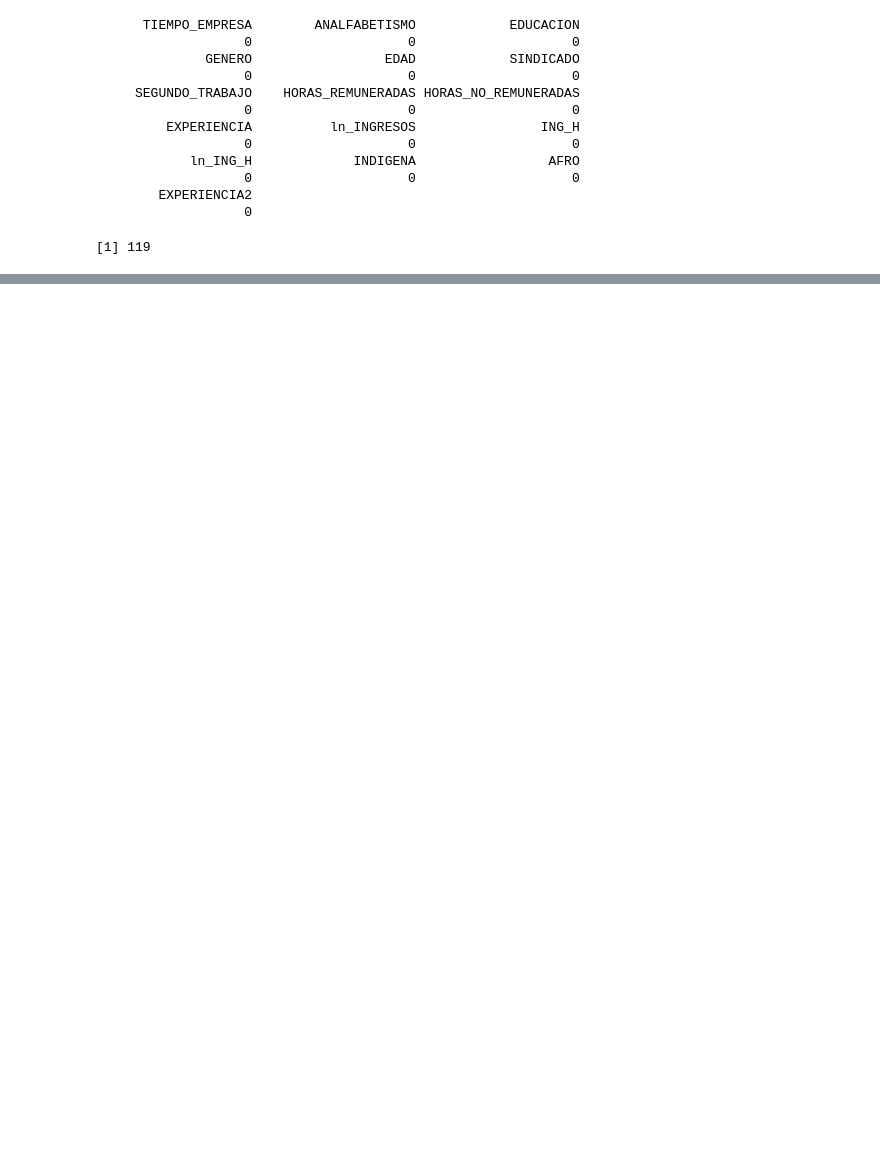
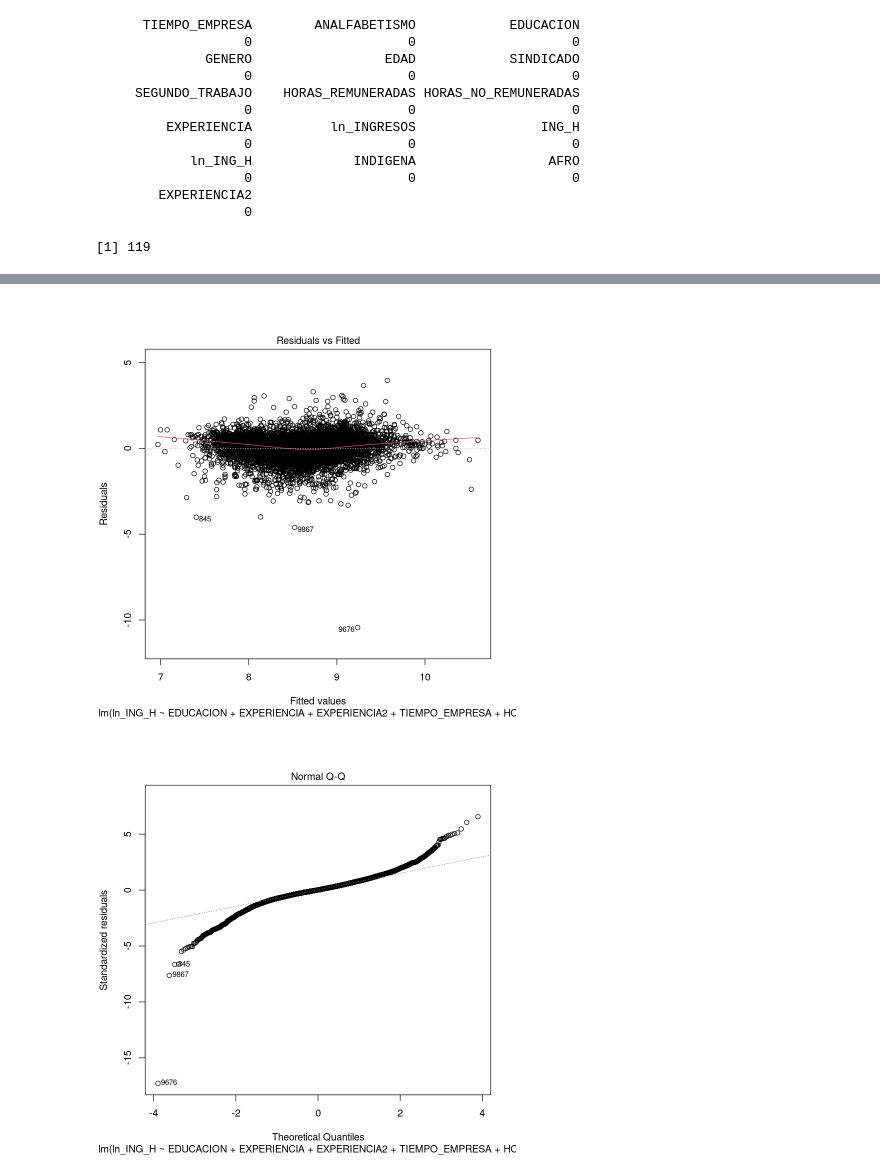
Before and after one commit to LeKilleRGallet/university, a Jupyter notebook: econometrics/TrabajoFinal/TrabajoFinal.ipynb, the cells around one changed output, grey strips where cells are left out. Drawn from its saved outputs; the diff is of its cells as text; code cells hidden in the pictures; blank space fills up the shorter version.

```diff
--- a/econometrics/TrabajoFinal/TrabajoFinal.ipynb
+++ b/econometrics/TrabajoFinal/TrabajoFinal.ipynb
@@ -580,0 +712,5 @@ png
+# %%
+plot(fit)
+# %% [output]
+[figure, added]
+[figure, added]
```
Also changed, not shown: parts of 56 cells of this notebook, 17 other files.
